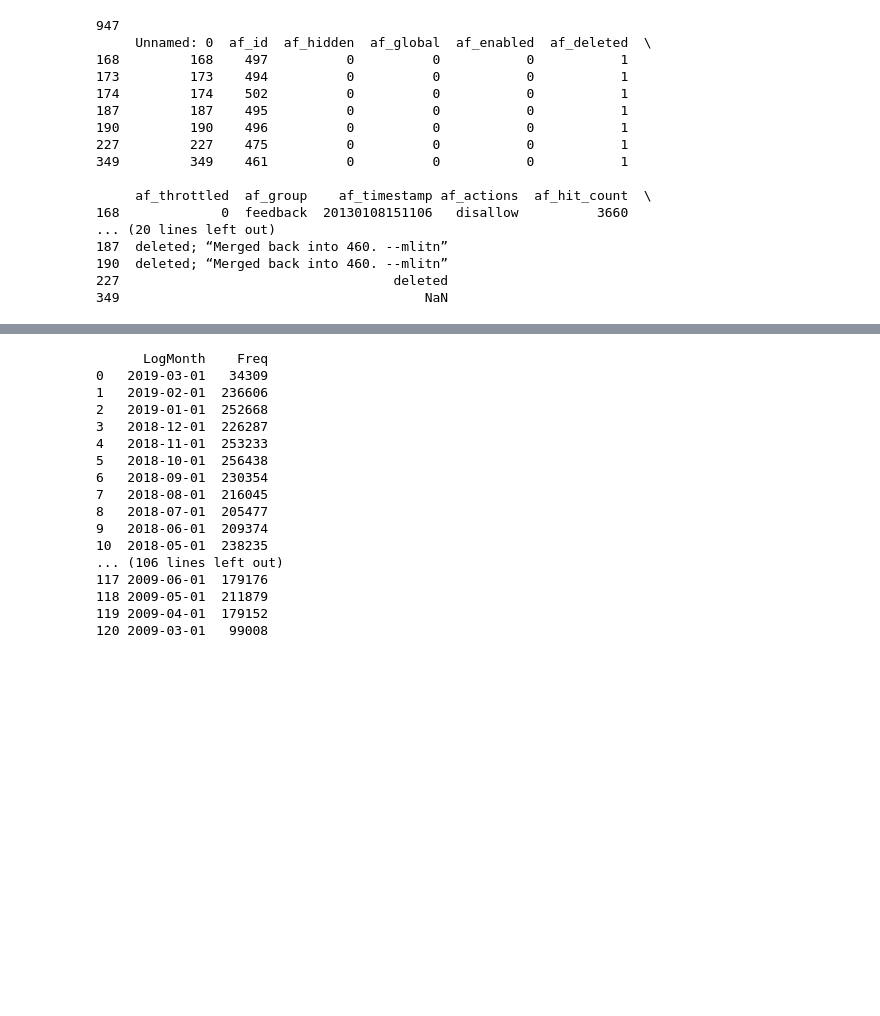
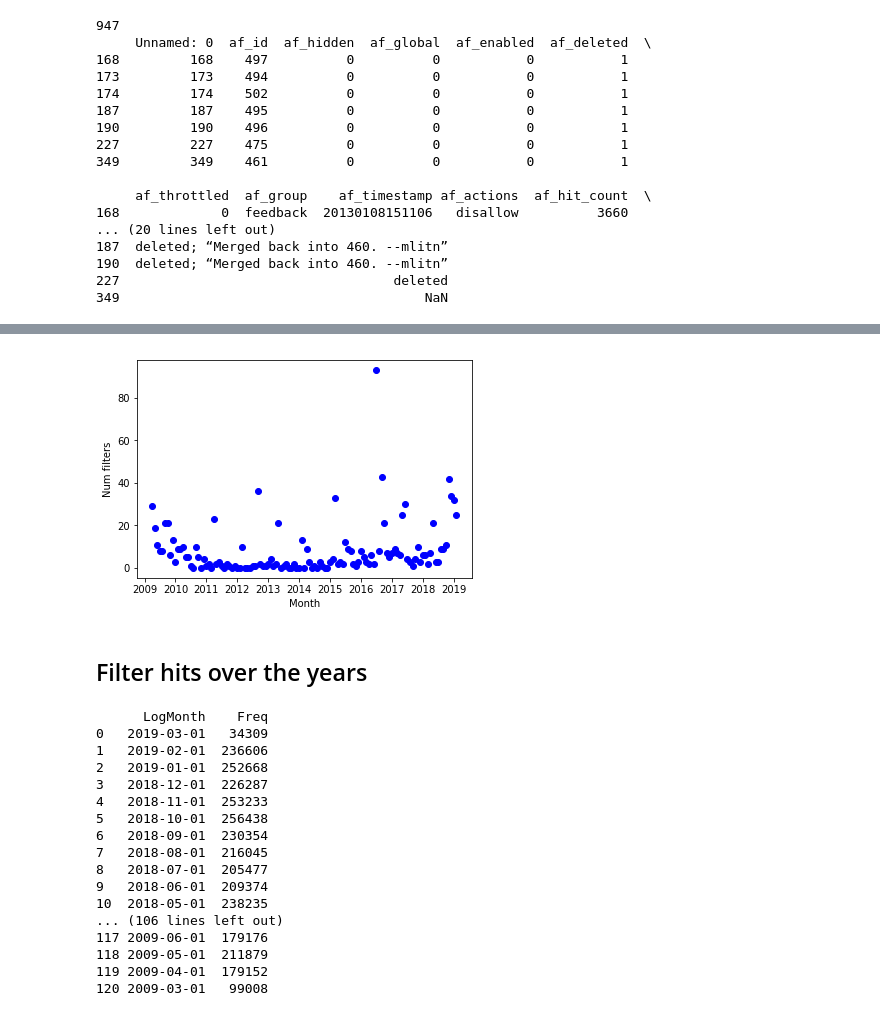
Before and after one commit to lusy/wikifilters, a Jupyter notebook: src/explore.ipynb, the cells around one changed output, grey strips where cells are left out. Cells and saved outputs as stored; diff of their text form; code cells hidden in the pictures; blank space fills up the shorter version.

```diff
--- a/src/explore.ipynb
+++ b/src/explore.ipynb
@@ -146,0 +151,9 @@ print (df.query('af_group!="default"'))
+# %%
+df_origin['af_timestamp'] = pd.to_datetime(df_origin['af_timestamp'], format="%Y%m%d%H%M%S")
+
+#df_modified = df_origin['af_timestamp'].groupby([df_origin.af_timestamp.dt.to_period("M")]).agg('count')
+#df_modified
+df_modified = df_origin.set_index('af_timestamp').resample("M").size()
+
+with pd.option_context('display.max_rows', None, 'display.max_columns', None):
+    print (df_modified)
@@ -147,3 +178,12 @@ print (df.query('af_group!="default"'))
+# %%
+plt.xlabel('Month')
+plt.ylabel('Num filters')
+plt.plot(df_modified, 'bo')
+plt.show()
+# %% [output]
+[figure, added]
+# %% [markdown]
+## Filter hits over the years
 # %%
 # filter hits per month (all filters) (data quarry from 05.03.2019, that's why hitcount Mar 2019 is so small)
 df_hits = pd.read_csv("quarry-34014-how-many-abuse-filter-hits-have-been-there-per-month-en-wiki-run346197.csv", sep=',')
```
Also changed, not shown: parts of 2 cells of this notebook, 1 other file.
